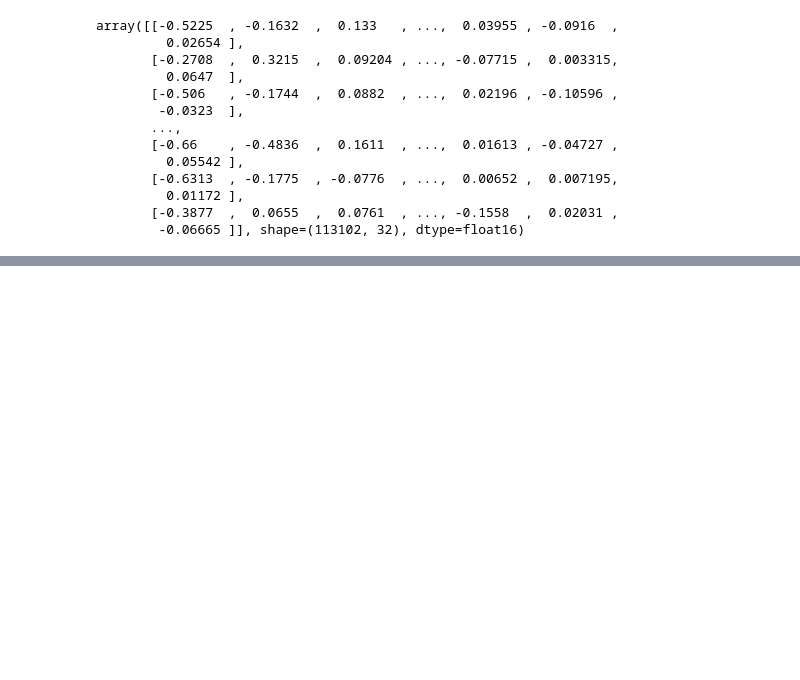
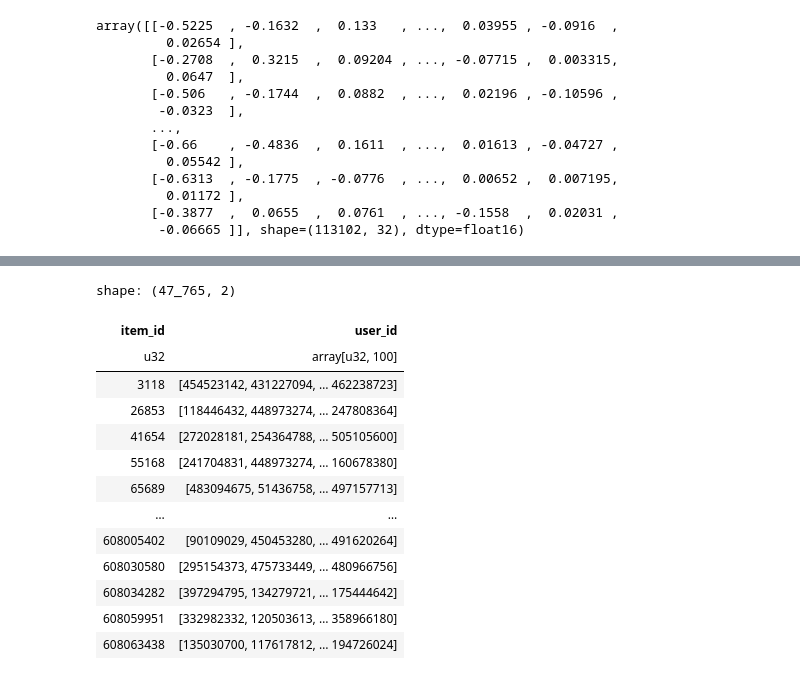
Before and after one commit to d-desiatkin/VK-LSVD-competition, a Jupyter notebook: data_processing.ipynb, the cells around one changed output, grey strips where cells are left out. Saved outputs shown, nothing was run; the diff lists cells and outputs as text; code cells hidden in the pictures; blank space fills up the shorter version.

```diff
--- a/data_processing.ipynb
+++ b/data_processing.ipynb
@@ -903,12 +907,31 @@ Search speed/quality trade-off parameter: ef=1000
 # %%
+submission = pl.read_parquet('submission.parquet')
+
 with open('gaussian_mixture_128_full.pickle', 'rb') as f:
     gm = pickle.load(f)
 
-query_iid = data_for_query_search.select(["item_id"])
-query_raw_embeddings = data_for_query_search.select(["embedding"]).to_numpy()
-query_raw_embeddings = np.array([x.tolist() for x in query_raw_embeddings]).reshape(113102, 32)
+# Metadata of 1% of most frequent videos
+item_ids = np.load('VK-LSVD/metadata/item_embeddings.npz')['item_id']
+# VK prearanged embeddings that describe video data
+item_embeddings = np.load('VK-LSVD/metadata/item_embeddings.npz')['embedding']
+
+val_items = submission.select(["item_id"])
+
+# Select only items in our subset from global items metadata
+mask = np.isin(item_ids, val_items.to_numpy())
+# Leave only validation metadata indices
+item_ids = item_ids[mask]
+# Leave only validation metadata embeddings
+item_embeddings = item_embeddings[mask]
+print(f"Crop embedding - item embedding shape: {item_embeddings.shape}")
+item_embeddings = item_embeddings[:, :32]
+
+query_iid = item_ids
+query_raw_embeddings = item_embeddings
+# query_raw_embeddings = np.array([x.tolist() for x in query_raw_embeddings]).reshape(113102, 32)
 query_embeddings = gm.predict_proba(query_raw_embeddings)
 del query_raw_embeddings
 
 # Query dataset, k - number of the closest elements (returns 2 numpy arrays)
-mangled_labels, distances = p.knn_query(query_embeddings, k = 100)
+mangled_labels, distances = p.knn_query(query_embeddings, k = 9999)
+# I need to add anti spam rule
@@ -915,10 +940,24 @@ mangled_labels, distances = p.knn_query(query_embeddings, k = 100)
 # %%
 result = []
+anti_spam_counter = {}
 for mls in mangled_labels:
     unmangled_labels = []
     for ml in mls:
         unmangled_labels.append(int(reverse_map[ml]))
-    result.append(unmangled_labels)
+    tmp = list()
+    for uml in unmangled_labels:
+        if uml in anti_spam_counter:
+            if anti_spam_counter[uml] >= 100:
+                continue;
+            anti_spam_counter[uml] += 1
+        else:
+            anti_spam_counter[uml] = 1
+        tmp.append(uml)
+        if len(tmp) == 100:
+            break
+    if len(tmp) < 100:
+        break
+    result.append(tmp)
 result = np.array(result, dtype=np.uint32)
 # %%
 result
@@ -941,2 +985,19 @@ submission = pl.DataFrame({"item_id": query_iid, "user_id": result})
+# %%
+submission
+# %% [output]
+shape: (47_765, 2)
+| item_id | user_id |
+| u32 | array[u32, 100] |
+| 3118 | [454523142, 431227094, … 462238723] |
+| 26853 | [118446432, 448973274, … 247808364] |
+| 41654 | [272028181, 254364788, … 505105600] |
+| 55168 | [241704831, 448973274, … 160678380] |
+| 65689 | [483094675, 51436758, … 497157713] |
+| … | … |
+| 608005402 | [90109029, 450453280, … 491620264] |
+| 608030580 | [295154373, 475733449, … 480966756] |
+| 608034282 | [397294795, 134279721, … 175444642] |
+| 608059951 | [332982332, 120503613, … 358966180] |
+| 608063438 | [135030700, 117617812, … 194726024] |
 # %%
 submission.write_parquet('submission.parquet')
```
Also changed, not shown: parts of 10 cells of this notebook.
